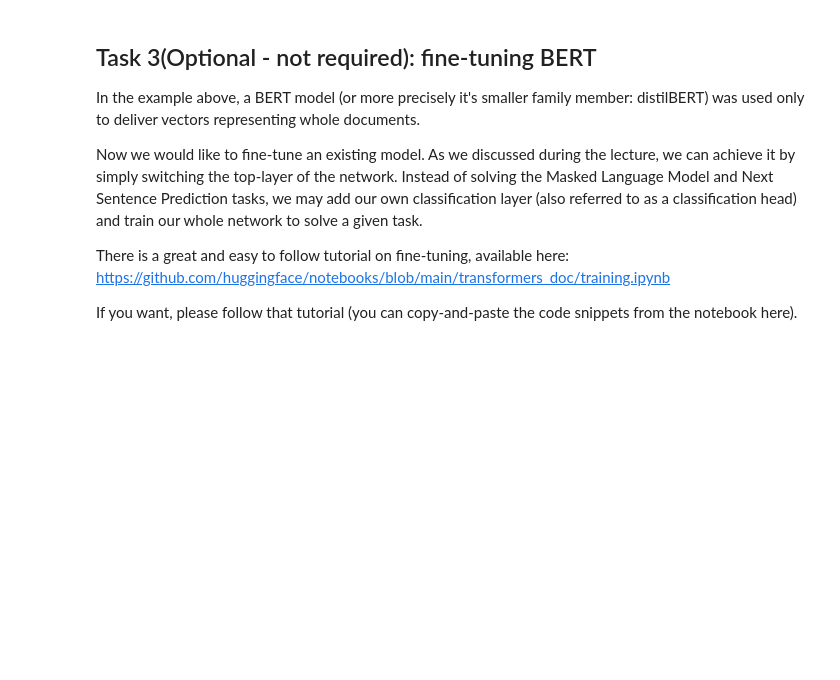
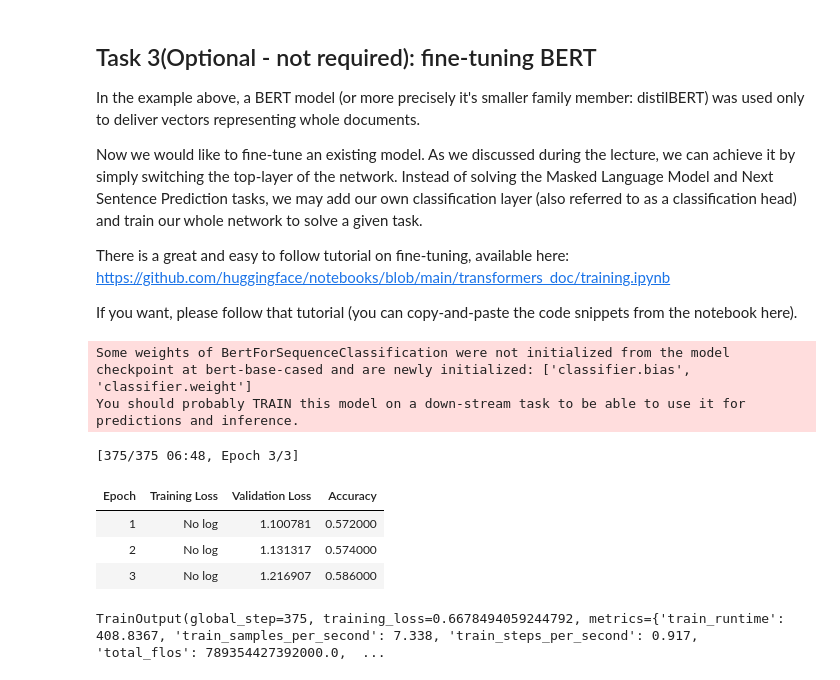
Before and after one commit to annapanfil/ml, a Jupyter notebook: natural_language_processing/notebooks_from_dr_Wisniewski/05_bert.ipynb, the cells around one changed output. Saved outputs shown, nothing was run; the diff lists cells and outputs as text; code cells hidden in the pictures; blank space fills up the shorter version.

Commit message:
Finetune bert in 3 ways

```diff
--- a/natural_language_processing/notebooks_from_dr_Wisniewski/05_bert.ipynb
+++ b/natural_language_processing/notebooks_from_dr_Wisniewski/05_bert.ipynb
@@ -264,0 +279,49 @@ If you want, please follow that tutorial (you can copy-and-paste the code snippe
+# %%
+# get smaller dataset for performance reasons
+small_train_dataset = tokenized_dataset["train"].shuffle(seed=42).select(range(1000))
+small_eval_dataset = tokenized_dataset["test"].shuffle(seed=42).select(range(1000))
+# %%
+### easy – Trainer class from transformers
+
+from transformers import AutoModelForSequenceClassification
+
+model = AutoModelForSequenceClassification.from_pretrained("bert-base-cased", num_labels=5) # 5 is num of classes in this dataset
+# %% [output]
+Some weights of BertForSequenceClassification were not initialized from the model checkpoint at bert-base-cased and are newly initialized: ['classifier.bias', 'classifier.weight']
+You should probably TRAIN this model on a down-stream task to be able to use it for predictions and inference.
+# %%
+# hyperparameters and training options
+
+from transformers import TrainingArguments, Trainer
+
+training_args = TrainingArguments(output_dir="test_trainer", evaluation_strategy="epoch") # dir to save checkpoints and monitoring results each epoch
+# %%
+# track accuracy during training
+
+import numpy as np
+from datasets import load_metric
+
+metric = load_metric("accuracy")
+
+def compute_metrics(eval_pred):
+    logits, labels = eval_pred
+    predictions = np.argmax(logits, axis=-1)
+    return metric.compute(predictions=predictions, references=labels)
+# %%
+# train
+trainer = Trainer(
+    model=model,
+    args=training_args,
+    train_dataset=small_train_dataset,
+    eval_dataset=small_eval_dataset,
+    compute_metrics=compute_metrics,
+)
+
+trainer.train()
+# %% [output]
+[375/375 06:48, Epoch 3/3]
+| Epoch | Training Loss | Validation Loss | Accuracy |
+| 1 | No log | 1.100781 | 0.572000 |
+| 2 | No log | 1.131317 | 0.574000 |
+| 3 | No log | 1.216907 | 0.586000 |
+TrainOutput(global_step=375, training_loss=0.6678494059244792, metrics={'train_runtime': 408.8367, 'train_samples_per_second': 7.338, 'train_steps_per_second': 0.917, 'total_flos': 789354427392000.0,  ...
```
Also changed, not shown: parts of 12 cells of this notebook.
